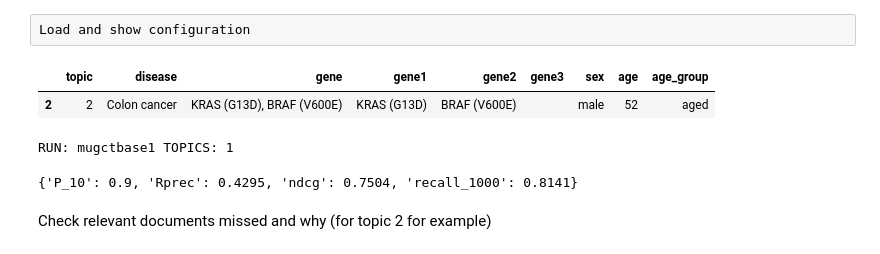
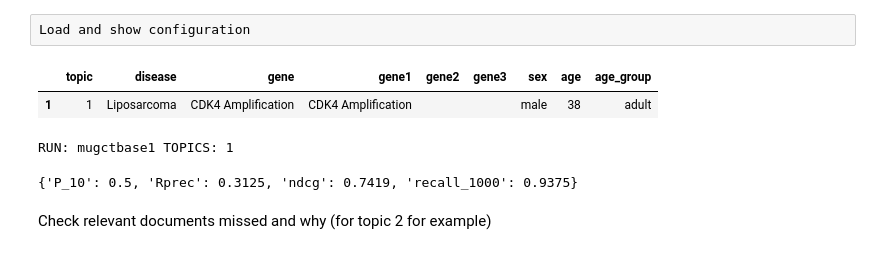
Before and after one commit to plopezgarcia/trec-2018-precision-medicine, a Jupyter notebook: python/abstracts/abstracts_missing.ipynb, the cells around one changed output. Cells and saved outputs as stored; diff of their text form; code cells hidden in the pictures.

```diff
--- a/python/abstracts/abstracts_missing.ipynb
+++ b/python/abstracts/abstracts_missing.ipynb
@@ -19,13 +19,13 @@ config = utils.load_config()
 topics_all = utils.get_topics('./topics/topics2017.xml')
 qrels_all = utils.get_qrels('./gold-standard/abstracts.2017.qrels')
 # %%
-TOPIC = 2
+TOPIC = 1
 topic = topics_all[(topics_all.topic==TOPIC)]
 qrels = utils.qrels_of_topics(qrels_all, topic)
 topic
 # %% [output]
 |  | topic | disease | gene | gene1 | gene2 | gene3 | sex | age | age_group |
-| 2 | 2 | Colon cancer | KRAS (G13D), BRAF (V600E) | KRAS (G13D) | BRAF (V600E) |  | male | 52 | aged |
+| 1 | 1 | Liposarcoma | CDK4 Amplification | CDK4 Amplification |  |  | male | 38 | adult |
 # %%
 run_params = {
     'run_id':'mugctbase1',
@@ -37,7 +37,7 @@ results, aggregated = evaluation.evaluate(qrels[(qrels.relev.isin([2]))], run)
 aggregated
 # %% [output]
 RUN: mugctbase1 TOPICS: 1
-{'P_10': 0.9, 'Rprec': 0.4295, 'ndcg': 0.7504, 'recall_1000': 0.8141}
+{'P_10': 0.5, 'Rprec': 0.3125, 'ndcg': 0.7419, 'recall_1000': 0.9375}
 # %% [markdown]
 Check relevant documents missed and why (for topic 2 for example)
 # %%
```
Also changed, not shown: parts of 1 cell of this notebook, 6 other files.
